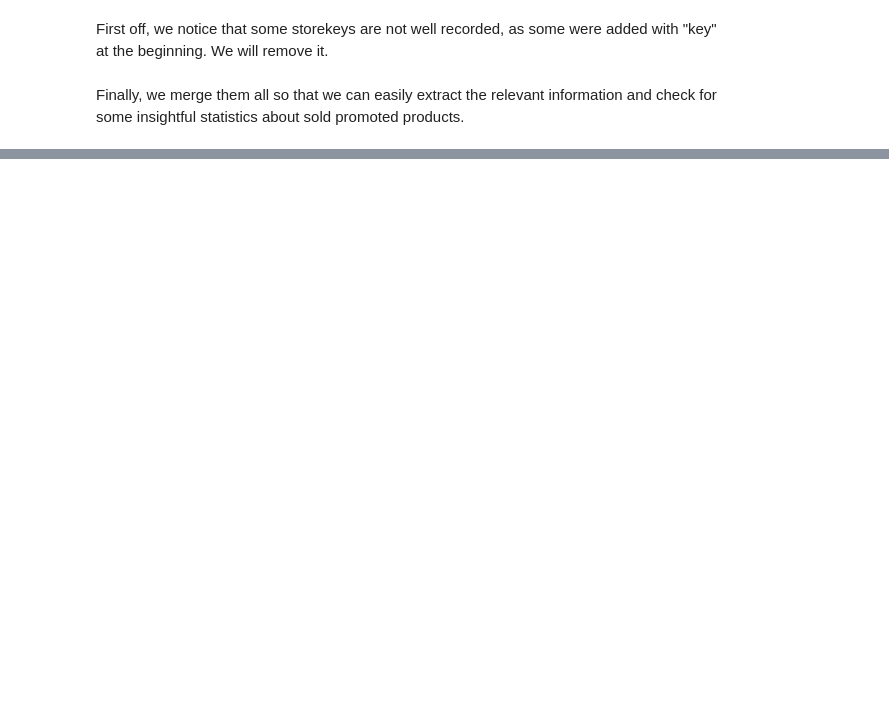
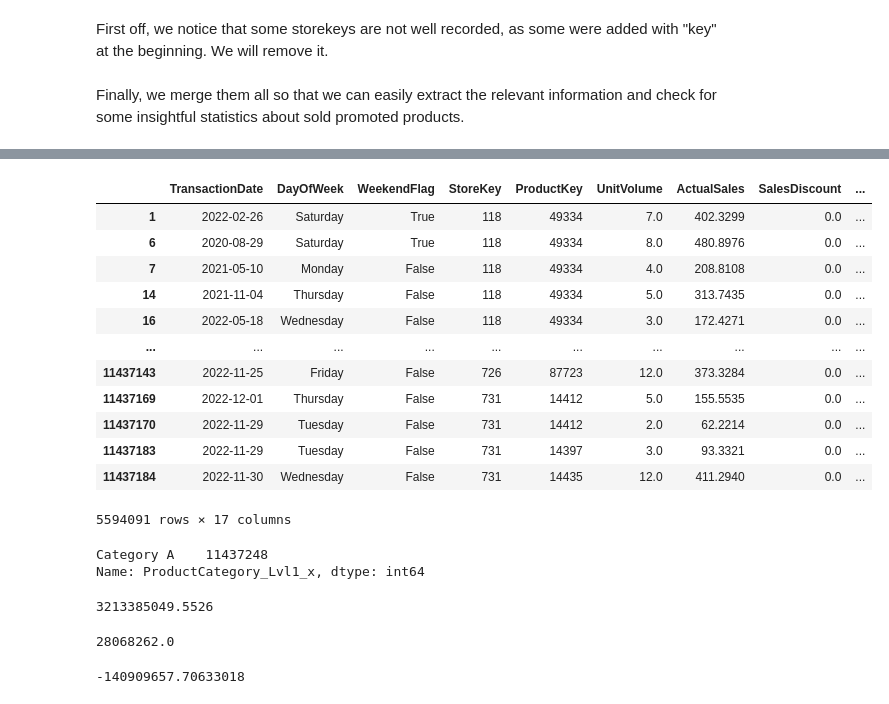
Before and after one commit to Matcar02/HackatOw---A-study-into-an-asian-retailer, a Jupyter notebook: OWHackathon-checkpoint.ipynb, the cells around one changed output, grey strips where cells are left out. Cells and saved outputs as stored; diff of their text form; code cells hidden in the pictures; blank space fills up the shorter version.

```diff
--- a/OWHackathon-checkpoint.ipynb
+++ b/OWHackathon-checkpoint.ipynb
@@ -587,0 +613,37 @@ display(promotedproducts)
+# %%
+txs_not_discounted = transactions_ps[transactions_ps["SalesDiscount"] == 0]
+display(txs_not_discounted)
+print(total_products['ProductCategory_Lvl1_x'].value_counts())
+# %% [output]
+|  | TransactionDate | DayOfWeek | WeekendFlag | StoreKey | ProductKey | UnitVolume | ActualSales | SalesDiscount | ... |
+| 1 | 2022-02-26 | Saturday | True | 118 | 49334 | 7.0 | 402.3299 | 0.0 | ... |
+| 6 | 2020-08-29 | Saturday | True | 118 | 49334 | 8.0 | 480.8976 | 0.0 | ... |
+| 7 | 2021-05-10 | Monday | False | 118 | 49334 | 4.0 | 208.8108 | 0.0 | ... |
+| 14 | 2021-11-04 | Thursday | False | 118 | 49334 | 5.0 | 313.7435 | 0.0 | ... |
+| 16 | 2022-05-18 | Wednesday | False | 118 | 49334 | 3.0 | 172.4271 | 0.0 | ... |
+| ... | ... | ... | ... | ... | ... | ... | ... | ... | ... |
+| 11437143 | 2022-11-25 | Friday | False | 726 | 87723 | 12.0 | 373.3284 | 0.0 | ... |
+| 11437169 | 2022-12-01 | Thursday | False | 731 | 14412 | 5.0 | 155.5535 | 0.0 | ... |
+| 11437170 | 2022-11-29 | Tuesday | False | 731 | 14412 | 2.0 | 62.2214 | 0.0 | ... |
+| 11437183 | 2022-11-29 | Tuesday | False | 731 | 14397 | 3.0 | 93.3321 | 0.0 | ... |
+| 11437184 | 2022-11-30 | Wednesday | False | 731 | 14435 | 12.0 | 411.2940 | 0.0 | ... |
+5594091 rows × 17 columns
+Category A    11437248
+Name: ProductCategory_Lvl1_x, dtype: int64
+# %%
+sum_of_sales  = np.sum(total_products['ActualSales'])
+print(f'The total sum of sales is: {round(sum_of_sales , 4)}')
+# %% [output]
+3213385049.5526
+# %%
+sum_of_volumes = np.sum(total_products['UnitVolume'])
+print(sum_of_volumes)
+print(f'The total sum of volume is: {round(sum_of_volumes , 4)}')
+# %% [output]
+28068262.0
+# %%
+sum_of_discounts = np.sum(total_products['SalesDiscount'])
+print(round(sum_of_discounts, 2))
+print(f'The total sum of discounts is: {round(sum_of_discounts , 4)}')
+# %% [output]
+-140909657.70633018
```
Also changed, not shown: parts of 25 cells of this notebook.
